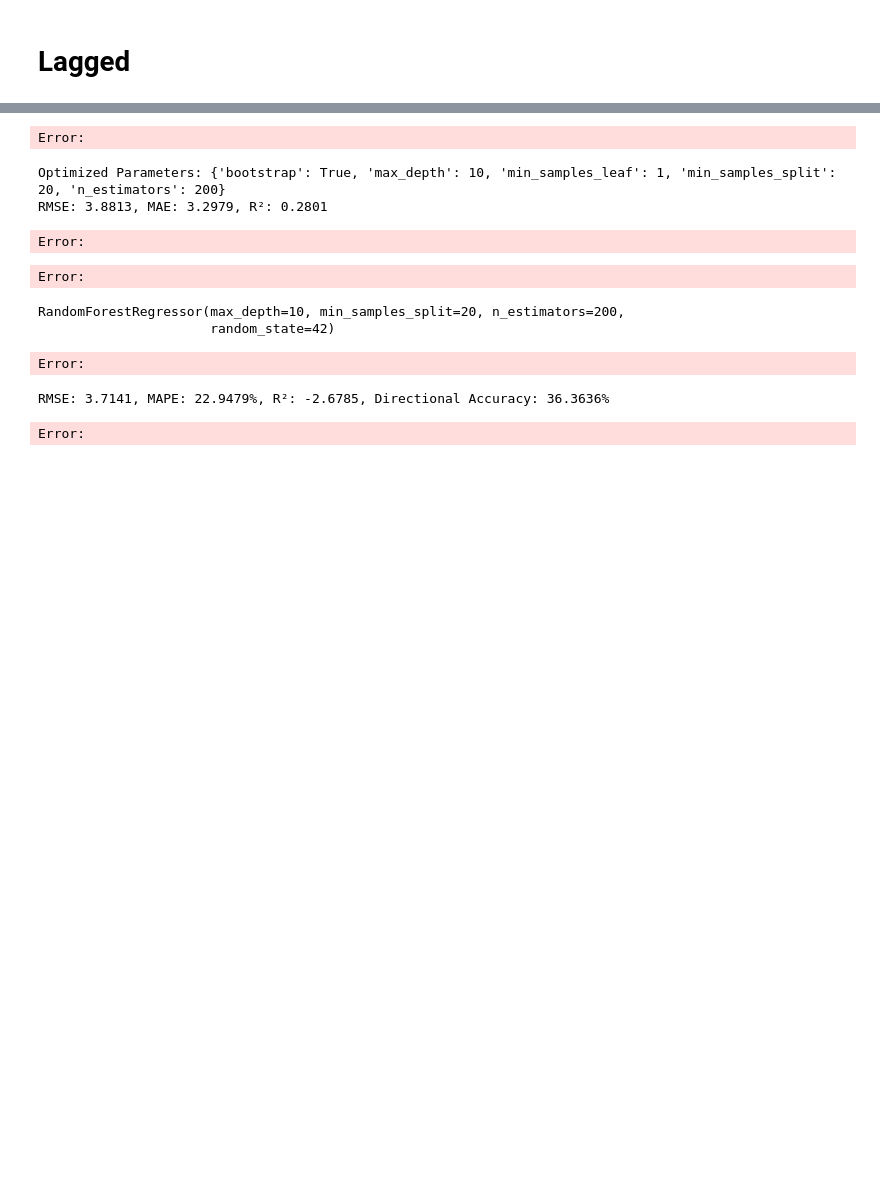
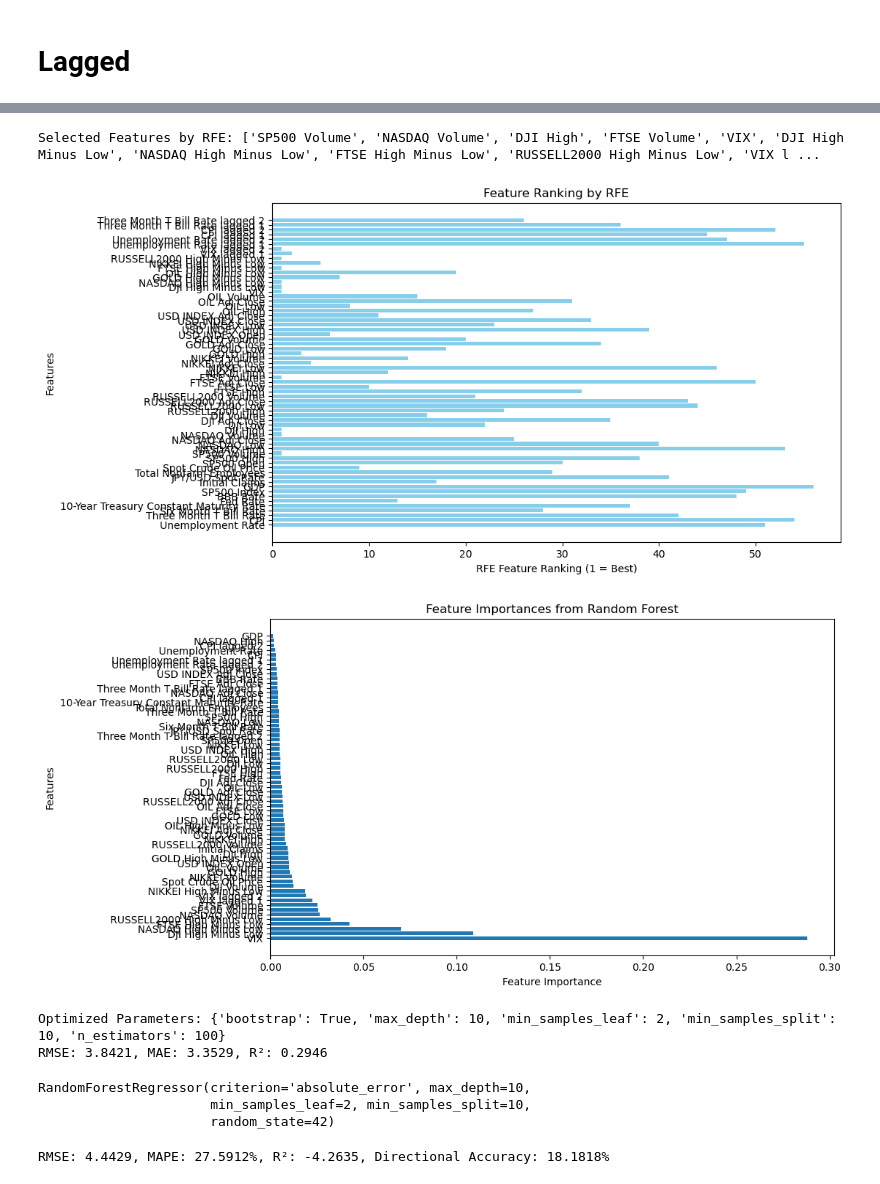
Before and after one commit to t-creech/VIX-Project, a Jupyter notebook: Random Forest Greedy.ipynb, the cells around one changed output, grey strips where cells are left out. Cells and saved outputs as stored; diff of their text form; code cells hidden in the pictures; blank space fills up the shorter version.

```diff
--- a/Random Forest Greedy.ipynb
+++ b/Random Forest Greedy.ipynb
@@ -88,7 +82,44 @@ print(best_rmse)
+# %%
+# Determine best features to use to train the model
+# Set up a Random Forest Regressor for feature selection
+rf = RandomForestRegressor(n_estimators=100, criterion="absolute_error", random_state=42)
+
+# Initialize Recursive Feature Elimination (RFE) with cross-validation
+rfe = RFE(estimator=rf, n_features_to_select=10, step=1)
+rfe.fit(X_train_full, y_train_full)
+
+# RFE Feature Ranking
+selected_features = X_train_full.columns[rfe.support_].tolist()
+print("Selected Features by RFE:", selected_features)
+
+# Plot RFE feature ranking for all features
+ranking = rfe.ranking_
+plt.figure(figsize=(10, 6))
+plt.barh(X_train_full.columns, ranking, color="skyblue")
+plt.xlabel("RFE Feature Ranking (1 = Best)")
+plt.ylabel("Features")
+plt.title("Feature Ranking by RFE")
+plt.show()
+
+# Feature importance from the Random Forest model
+rf.fit(X_train_full, y_train_full)
+importances = rf.feature_importances_
+indices = np.argsort(importances)[::-1]
+
+# Plot feature importance
+plt.figure(figsize=(10, 6))
+plt.title("Feature Importances from Random Forest")
+plt.barh(range(X_train_full.shape[1]), importances[indices], align="center")
+plt.yticks(range(X_train_full.shape[1]), X_train_full.columns[indices])
+plt.xlabel("Feature Importance")
+plt.ylabel("Features")
+plt.show()
+# %% [output]
+Selected Features by RFE: ['SP500 Volume', 'NASDAQ Volume', 'DJI High', 'FTSE Volume', 'VIX', 'DJI High Minus Low', 'NASDAQ High Minus Low', 'FTSE High Minus Low', 'RUSSELL2000 High Minus Low', 'VIX l ...
+[figure, added]
+[figure, added]
 # %%
-X_train, X_opt, y_train, y_opt = train_test_split(X_train_full[best_features], y_train_full, test_size=0.111111, shuffle=False)
+X_train_param, X_opt_param, y_train_param, y_opt_param = train_test_split(X_train_full[selected_features], y_train_full, test_size=0.111111, shuffle=False)
-# %% [output]
-Error:
 # %%
 # Define parameter grid for hyperparameter tuning
 param_grid = {
@@ -100,43 +131,40 @@ param_grid = {
 }
 
 # Initialize RandomForestRegressor and GridSearchCV
-rf = RandomForestRegressor(random_state=42)
+rf = RandomForestRegressor(random_state=42, criterion="absolute_error")
 grid_search = GridSearchCV(estimator=rf, param_grid=param_grid, cv=5,
                            scoring='neg_root_mean_squared_error', n_jobs=-1)
 
 # Fit the model
-grid_search.fit(X_train, y_train)
+grid_search.fit(X_train_param, y_train_param)
 
 # Extract the best model and parameters
 best_rf = grid_search.best_estimator_
 optimized_params = grid_search.best_params_
 
 # Make predictions and calculate performance metrics
-y_pred = best_rf.predict(X_opt)
-rmse = root_mean_squared_error(y_opt, y_pred)
-mae = mean_absolute_error(y_opt, y_pred)
-r2 = r2_score(y_opt, y_pred)
+y_pred = best_rf.predict(X_opt_param)
+rmse = root_mean_squared_error(y_opt_param, y_pred)
+mae = mean_absolute_error(y_opt_param, y_pred)
+r2 = r2_score(y_opt_param, y_pred)
 
 print("Optimized Parameters:", optimized_params)
 print(f"RMSE: {rmse:.4f}, MAE: {mae:.4f}, R²: {r2:.4f}")
 # %% [output]
-Optimized Parameters: {'bootstrap': True, 'max_depth': 10, 'min_samples_leaf': 1, 'min_samples_split': 20, 'n_estimators': 200}
-RMSE: 3.8813, MAE: 3.2979, R²: 0.2801
+Optimized Parameters: {'bootstrap': True, 'max_depth': 10, 'min_samples_leaf': 2, 'min_samples_split': 10, 'n_estimators': 100}
+RMSE: 3.8421, MAE: 3.3529, R²: 0.2946
-Error:
 # %%
-X = X_train_full
+X = X_train_full[selected_features]
 y = y_train_full
-# %% [output]
-Error:
 # %%
-rf_model = RandomForestRegressor(n_estimators=optimized_params['n_estimators'], bootstrap=optimized_params['bootstrap'], max_depth=optimized_params['max_depth'], min_samples_split=optimized_params['min_samples_split'], min_samples_leaf=optimized_params['min_samples_leaf'], random_state=42)
+rf_model = RandomForestRegressor(n_estimators=optimized_params['n_estimators'], bootstrap=optimized_params['bootstrap'], max_depth=optimized_params['max_depth'], min_samples_split=optimized_params['min_samples_split'], min_samples_leaf=optimized_params['min_samples_leaf'], criterion="absolute_error", random_state=42)
 rf_model.fit(X, y)
 # %% [output]
-RandomForestRegressor(max_depth=10, min_samples_split=20, n_estimators=200,
+RandomForestRegressor(criterion='absolute_error', max_depth=10,
+                      min_samples_leaf=2, min_samples_split=10,
                       random_state=42)
-Error:
 # %%
-y_pred = rf_model.predict(X_test_full[best_features])
+y_pred = rf_model.predict(X_test_full[selected_features])
 # Calculate RMSE
 rmse = root_mean_squared_error(y_test_full, y_pred)
 # Calculate MAPE
@@ -148,8 +176,7 @@ directional_accuracy = np.mean(np.sign(y_test_full.diff().dropna()) == np.sign(p
 
 print(f"RMSE: {rmse:.4f}, MAPE: {mape:.4f}%, R²: {r2:.4f}, Directional Accuracy: {directional_accuracy:.4f}%")
 # %% [output]
-RMSE: 3.7141, MAPE: 22.9479%, R²: -2.6785, Directional Accuracy: 36.3636%
+RMSE: 4.4429, MAPE: 27.5912%, R²: -4.2635, Directional Accuracy: 18.1818%
-Error:
 # %%
 feature_importances = rf_model.feature_importances_
 feature_importance_df = pd.DataFrame({
```
Also changed, not shown: parts of 18 cells of this notebook, 1 other file.
